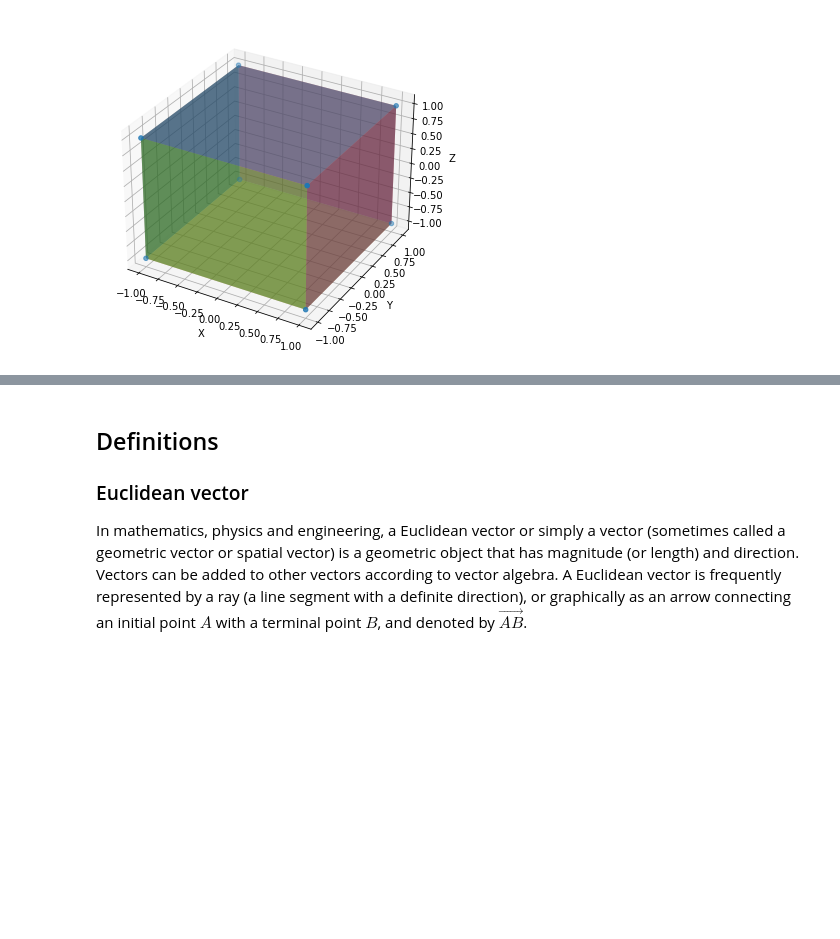
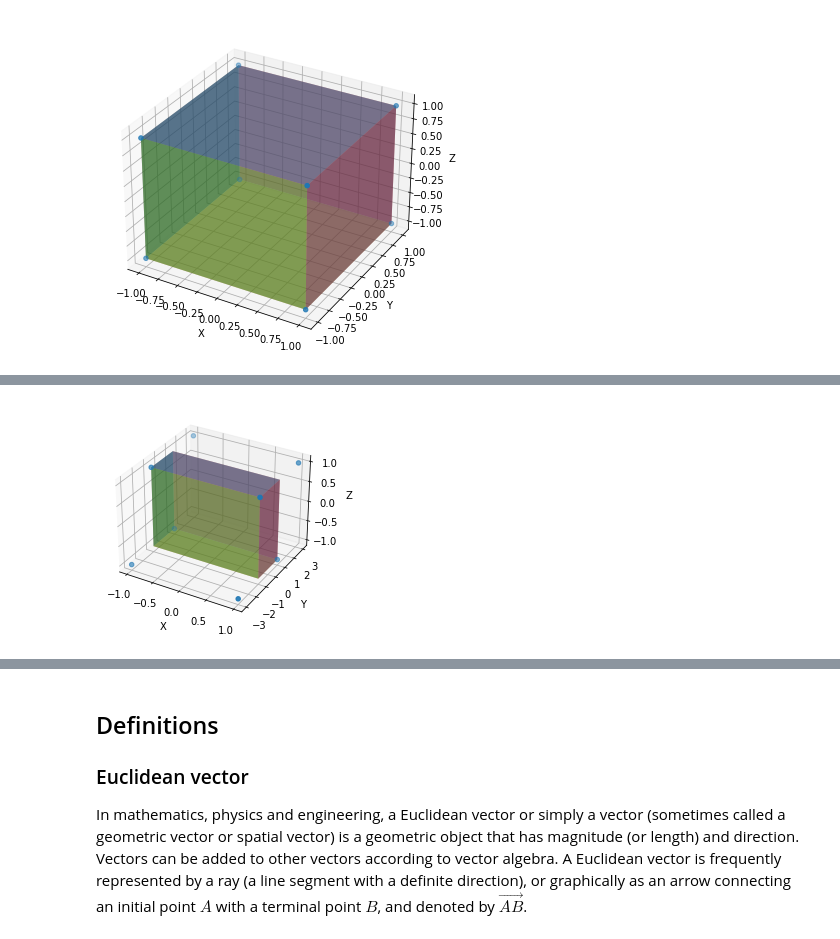
Before and after one commit to atkuzmanov/softuni-ai-mathconceptsfordevs-2021-project, a Jupyter notebook: softuni-ai-mcfd-2021-project-1-draft-work.ipynb, the cells around one changed output, grey strips where cells are left out. Cells and saved outputs as stored; diff of their text form; code cells hidden in the pictures; blank space fills up the shorter version.

```diff
--- a/softuni-ai-mcfd-2021-project-1-draft-work.ipynb
+++ b/softuni-ai-mcfd-2021-project-1-draft-work.ipynb
@@ -698,0 +809,22 @@ plt.show()
+# %%
+points = np.array([[-1, -1, -1],
+                      [1, -1, -1 ],
+                      [1, 1, -1],
+                      [-1, 1, -1],
+                      [-1, -1, 1],
+                      [1, -1, 1 ],
+                      [1, 1, 1],
+                      [-1, 1, 1]])
+
+matrix = np.array([
+    [1, 0, 0],
+    [0, 2, 1],
+    [0, 0, 1]
+])
+
+
+print(matrix.dot(points.T))
+print("\n")
+
+new_points_4 = matrix.dot(points.T).T
+print(new_points_4)
@@ -698,0 +845,21 @@ plt.show()
+# %%
+from mpl_toolkits.mplot3d import Axes3D
+
+fig = plt.figure()
+ax = fig.add_subplot(111, projection='3d')
+r = [-1,1]
+X, Y = np.meshgrid(r, r)
+one = np.ones(4).reshape(2, 2)
+ax.plot_surface(X,Y,one, alpha=0.5)
+ax.plot_surface(X,Y,-one, alpha=0.5)
+ax.plot_surface(X,-one,Y, alpha=0.5)
+ax.plot_surface(X,one,Y, alpha=0.5)
+ax.plot_surface(one,X,Y, alpha=0.5)
+ax.plot_surface(-one,X,Y, alpha=0.5)
+ax.scatter3D(new_points_4[:, 0], new_points_4[:, 1], new_points_4[:, 2])
+ax.set_xlabel('X')
+ax.set_ylabel('Y')
+ax.set_zlabel('Z')
+plt.show()
+# %% [output]
+[figure, added]
```
Also changed, not shown: parts of 15 cells of this notebook.
